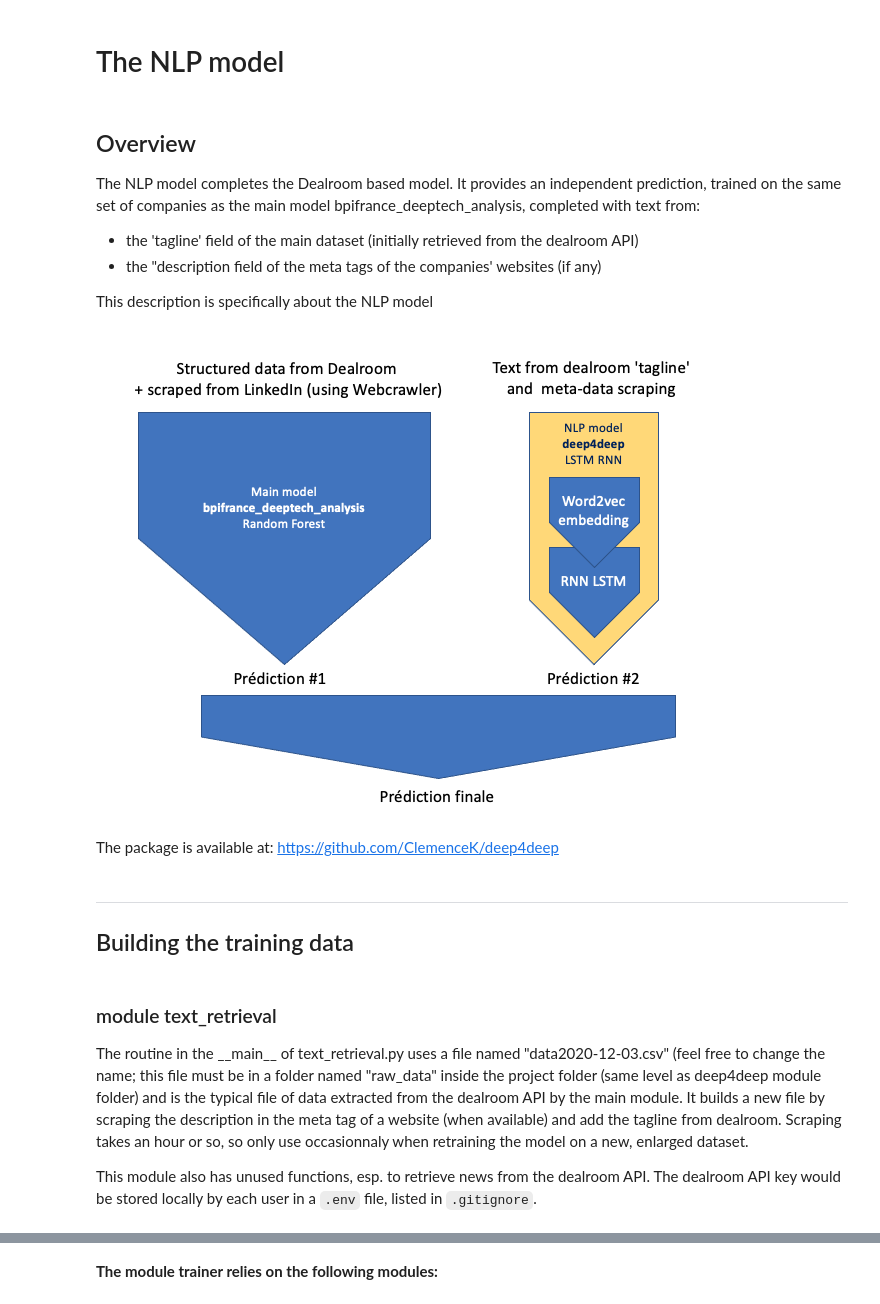
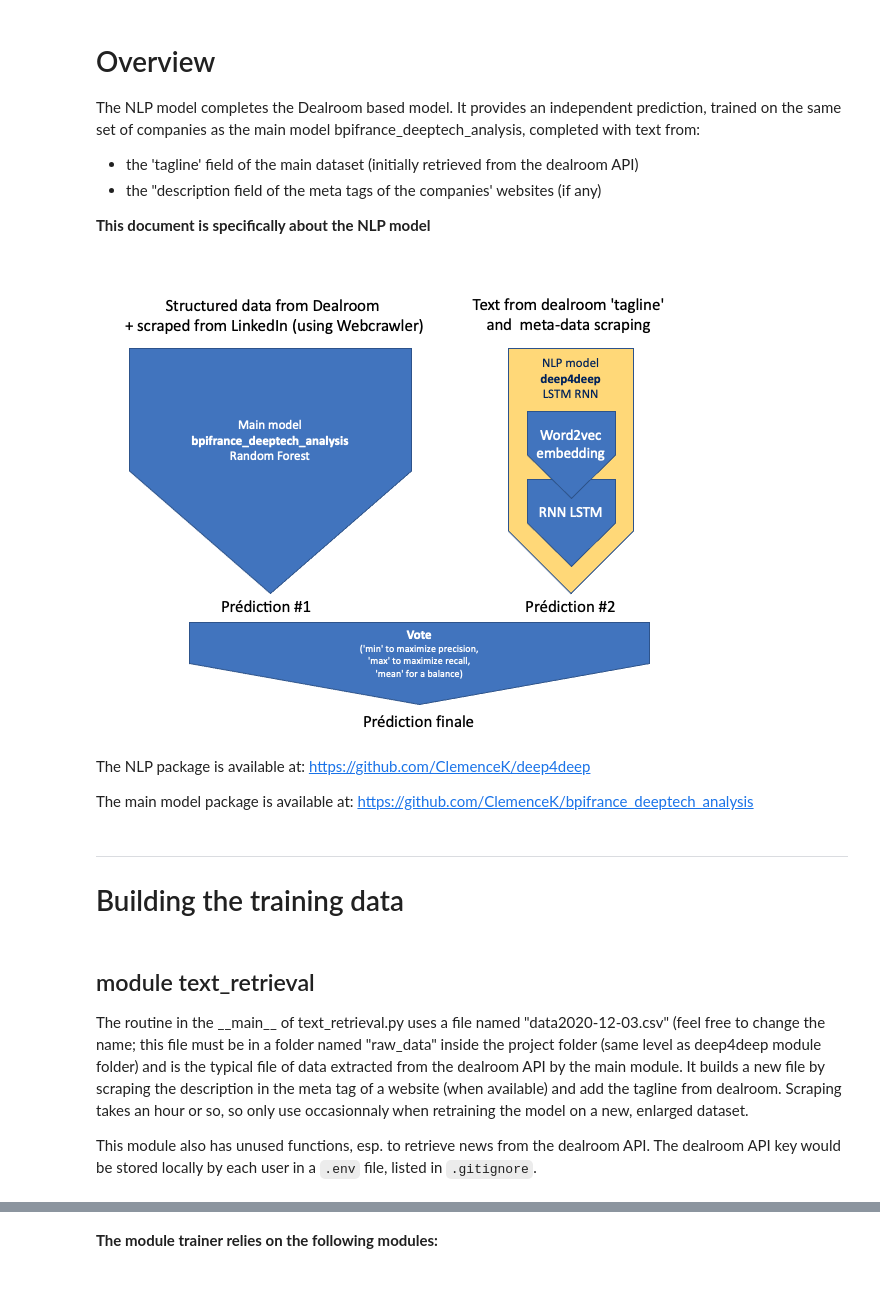
Before and after one commit to ClemenceK/deep4deep, a Jupyter notebook: notebooks/NLP_model_Documentation.ipynb, the cells around one changed output, grey strips where cells are left out. Drawn from its saved outputs; the diff is of its cells as text; code cells hidden in the pictures.

```diff
--- a/notebooks/NLP_model_Documentation.ipynb
+++ b/notebooks/NLP_model_Documentation.ipynb
@@ -1,24 +1,28 @@
-# %% [markdown]
-# The NLP model
 # %% [markdown]
-## Overview
+# Overview
 
 The NLP model completes the Dealroom based model. It provides an independent prediction, trained on the same set of companies as the main model bpifrance_deeptech_analysis, completed with text from:
 
 + the 'tagline' field of the main dataset (initially retrieved from the dealroom API)
 + the "description field of the meta tags of the companies' websites (if any)
 
-This description is specifically about the NLP model
+**This document is specifically about the NLP model**
-# %% [markdown]
-![image-2.png](attachment:image-2.png)
+# %%
+from IPython.display import Image
+Image("2_models_voting.png")
+# %% [output]
+[figure, added]
 # %% [markdown]
-The package is available at:
+The NLP package is available at:
 https://github.com/ClemenceK/deep4deep
+
+The main model package is available at:
+https://github.com/ClemenceK/bpifrance_deeptech_analysis
 # %% [markdown]
 ---
-## Building the training data
+# Building the training data
 # %% [markdown]
-### module text_retrieval
+## module text_retrieval
 The routine in the \_\_main__ of text_retrieval.py uses a file named "data2020-12-03.csv" (feel free to change the name; this file must be in a folder named "raw_data" inside the project folder (same level as deep4deep module folder) and is the typical file of data extracted from the dealroom API by the main module.
 It builds a new file by scraping the description in the meta tag of a website (when available) and add the tagline from dealroom.
 Scraping takes an hour or so, so only use occasionnaly when retraining the model on a new, enlarged dataset.
```
Also changed, not shown: parts of 16 cells of this notebook, 16 other files.
